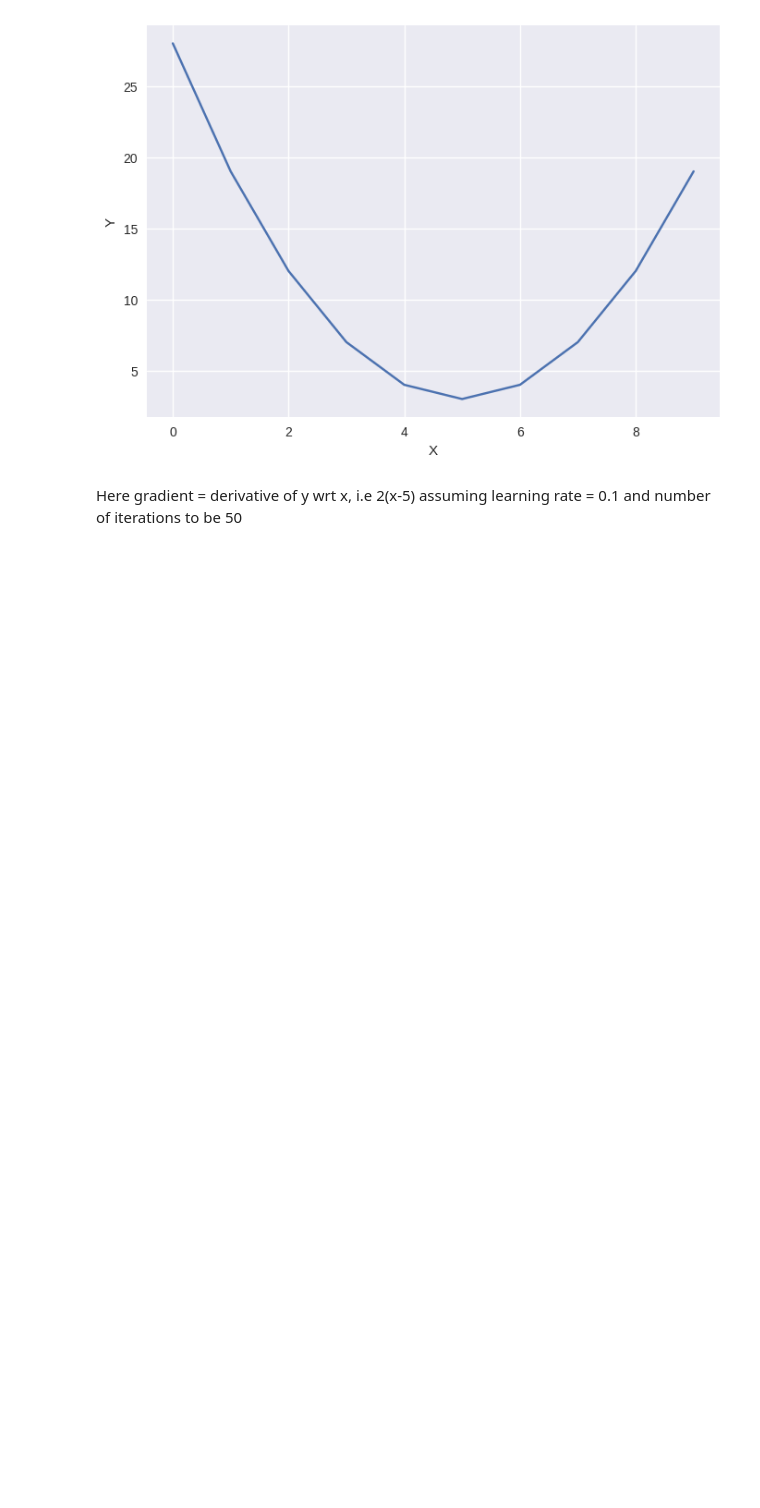
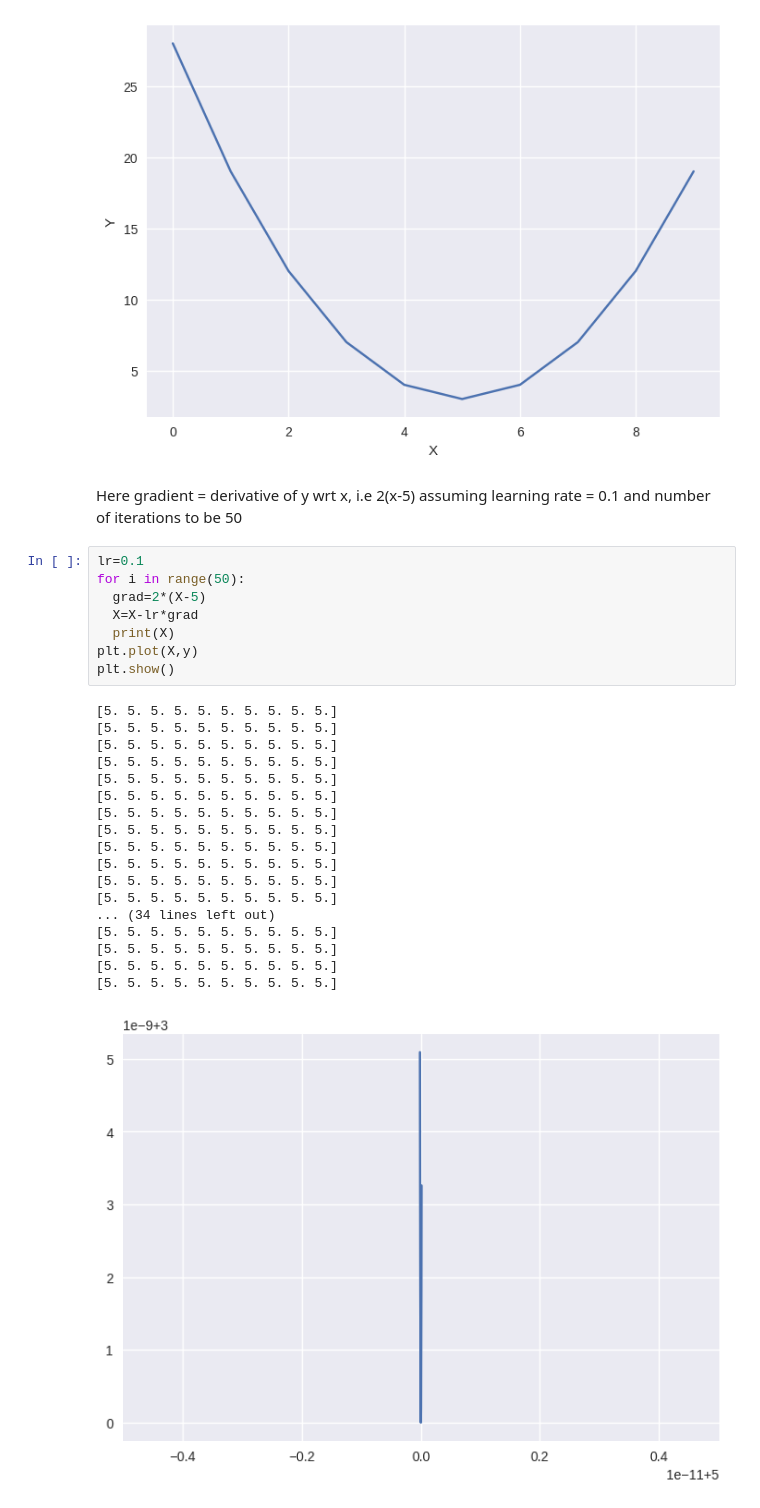
Before and after one commit to a-dtya/ml-learning, a Jupyter notebook: gradientDescent.ipynb, the cells around one changed output. Cells and saved outputs as stored; diff of their text form; blank space fills up the shorter version.

```diff
--- a/gradientDescent.ipynb
+++ b/gradientDescent.ipynb
@@ -28,3 +28,30 @@ plt.show()
 # %% [markdown]
 Here gradient  = derivative of y wrt x, i.e 2(x-5)
 assuming learning rate = 0.1 and number of iterations to be 50
+# %%
+lr=0.1
+for i in range(50):
+  grad=2*(X-5)
+  X=X-lr*grad
+  print(X)
+plt.plot(X,y)
+plt.show()
+# %% [output]
+[5. 5. 5. 5. 5. 5. 5. 5. 5. 5.]
+[5. 5. 5. 5. 5. 5. 5. 5. 5. 5.]
+[5. 5. 5. 5. 5. 5. 5. 5. 5. 5.]
+[5. 5. 5. 5. 5. 5. 5. 5. 5. 5.]
+[5. 5. 5. 5. 5. 5. 5. 5. 5. 5.]
+[5. 5. 5. 5. 5. 5. 5. 5. 5. 5.]
+[5. 5. 5. 5. 5. 5. 5. 5. 5. 5.]
+[5. 5. 5. 5. 5. 5. 5. 5. 5. 5.]
+[5. 5. 5. 5. 5. 5. 5. 5. 5. 5.]
+[5. 5. 5. 5. 5. 5. 5. 5. 5. 5.]
+[5. 5. 5. 5. 5. 5. 5. 5. 5. 5.]
+[5. 5. 5. 5. 5. 5. 5. 5. 5. 5.]
+... (34 lines left out)
+[5. 5. 5. 5. 5. 5. 5. 5. 5. 5.]
+[5. 5. 5. 5. 5. 5. 5. 5. 5. 5.]
+[5. 5. 5. 5. 5. 5. 5. 5. 5. 5.]
+[5. 5. 5. 5. 5. 5. 5. 5. 5. 5.]
+[figure, added]
```
Also changed, not shown: parts of 1 cell of this notebook.
